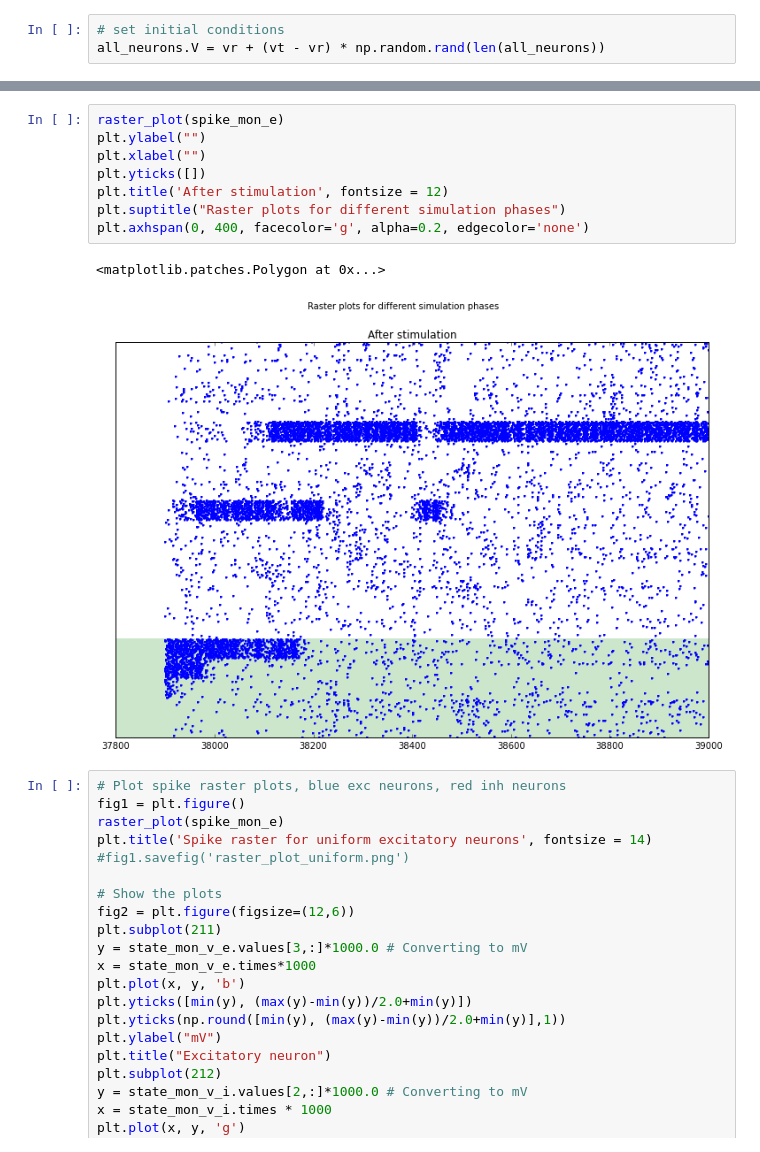
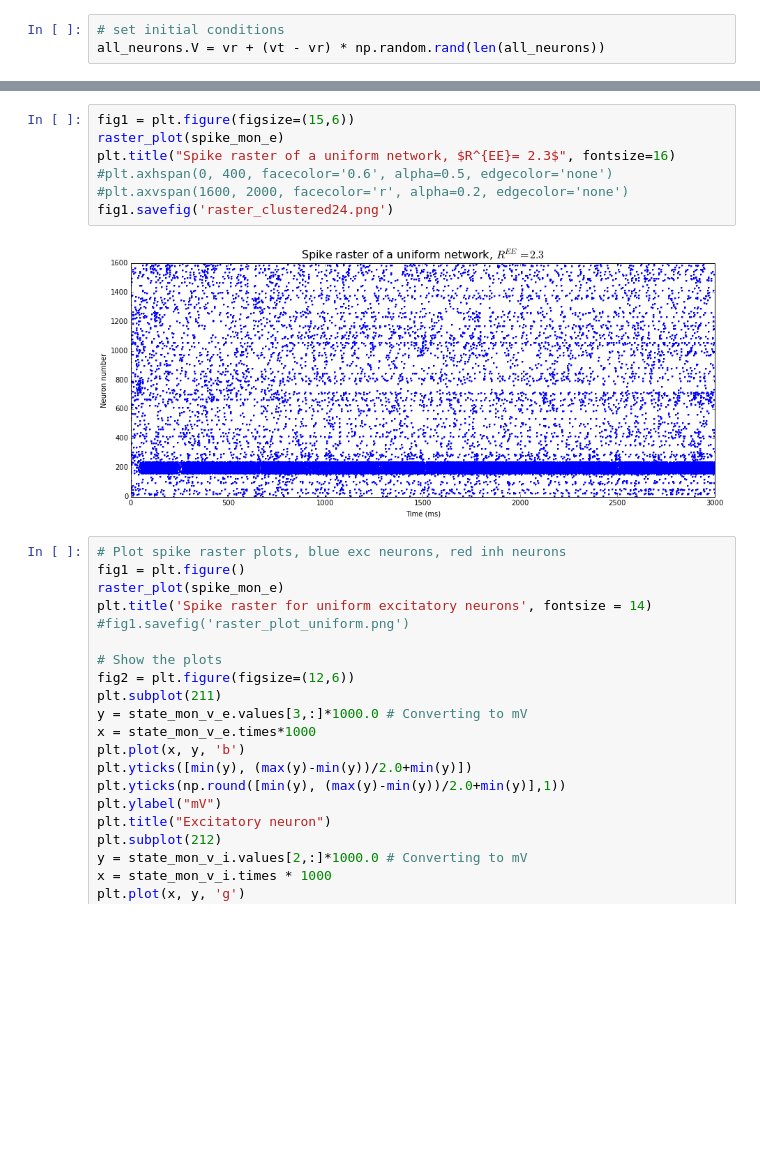
Before and after one commit to janfb/bccn_programming_project5, a Jupyter notebook: Project5_Clustered_Networks.ipynb, the cells around one changed output, grey strips where cells are left out. Cells and saved outputs as stored; diff of their text form; blank space fills up the shorter version.

```diff
--- a/Project5_Clustered_Networks.ipynb
+++ b/Project5_Clustered_Networks.ipynb
@@ -187,14 +154,12 @@ fig1.savefig('raster_plot_stimulation.png')
-# %%
-raster_plot(spike_mon_e)
-plt.ylabel("")
-plt.xlabel("")
-plt.yticks([])
-plt.title('After stimulation', fontsize = 12)
-plt.suptitle("Raster plots for different simulation phases")
-plt.axhspan(0, 400, facecolor='g', alpha=0.2, edgecolor='none')
-# %% [output]
-<matplotlib.patches.Polygon at 0x...>
-[figure, removed]
+# %%
+fig1 = plt.figure(figsize=(15,6))
+raster_plot(spike_mon_e)
+plt.title("Spike raster of a uniform network, $R^{EE}= 2.3$", fontsize=16)
+#plt.axhspan(0, 400, facecolor='0.6', alpha=0.5, edgecolor='none')
+#plt.axvspan(1600, 2000, facecolor='r', alpha=0.2, edgecolor='none')
+fig1.savefig('raster_clustered24.png')
+# %% [output]
+[figure, added]
 # %%
 # Plot spike raster plots, blue exc neurons, red inh neurons
 fig1 = plt.figure()
```
Also changed, not shown: parts of 2 cells of this notebook.
